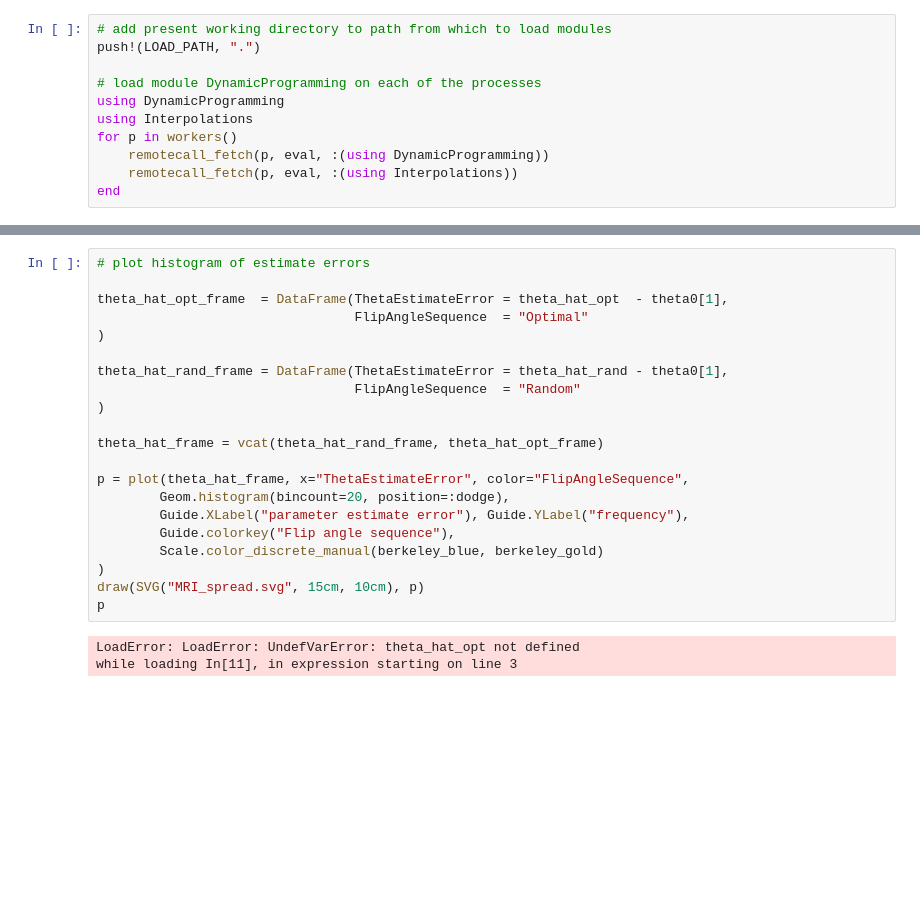
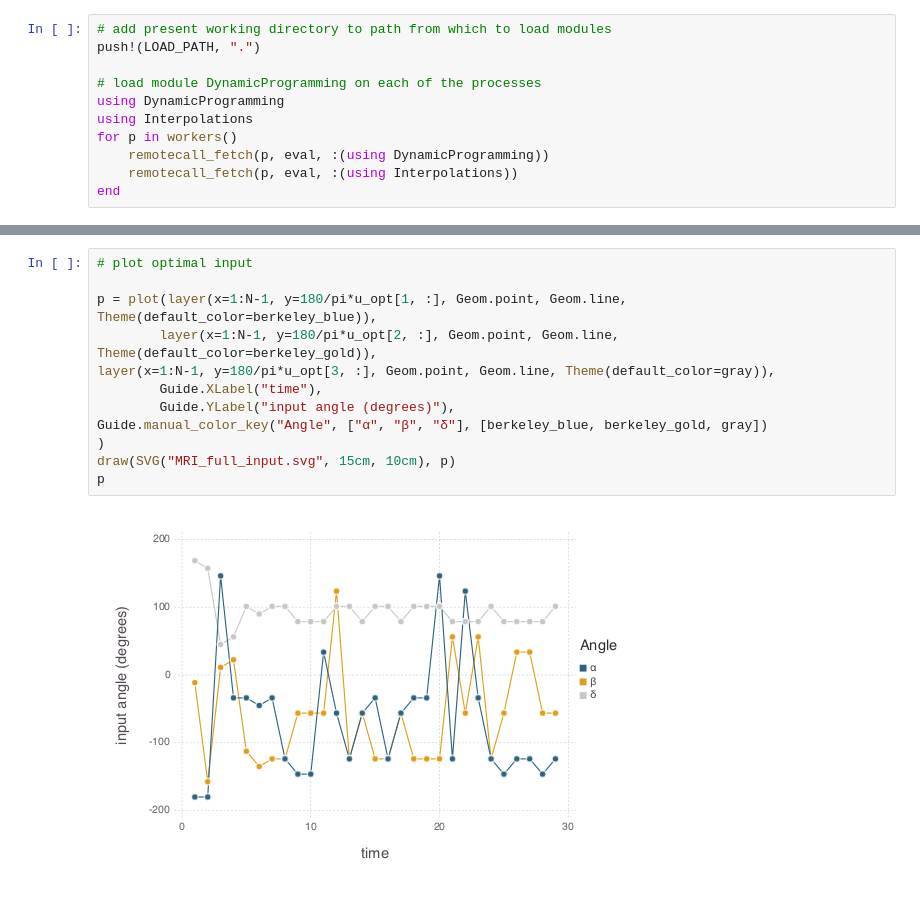
Before and after one commit to maidens/ACC-2017, a Jupyter notebook: src/DP_MR_fingerprinting_in_3_dimensions.ipynb, the cells around one changed output, grey strips where cells are left out. Saved outputs shown, nothing was run; the diff lists cells and outputs as text; blank space fills up the shorter version.

```diff
--- a/src/DP_MR_fingerprinting_in_3_dimensions.ipynb
+++ b/src/DP_MR_fingerprinting_in_3_dimensions.ipynb
@@ -211,24 +175,14 @@ while loading In[10], in expression starting on line 28
-# %%
-# plot histogram of estimate errors
-
-theta_hat_opt_frame  = DataFrame(ThetaEstimateError = theta_hat_opt  - theta0[1],
-                                 FlipAngleSequence  = "Optimal"
-)
-
-theta_hat_rand_frame = DataFrame(ThetaEstimateError = theta_hat_rand - theta0[1],
-                                 FlipAngleSequence  = "Random"
-)
-
-theta_hat_frame = vcat(theta_hat_rand_frame, theta_hat_opt_frame)
-
-p = plot(theta_hat_frame, x="ThetaEstimateError", color="FlipAngleSequence",
-        Geom.histogram(bincount=20, position=:dodge),
-        Guide.XLabel("parameter estimate error"), Guide.YLabel("frequency"),
-        Guide.colorkey("Flip angle sequence"),
-        Scale.color_discrete_manual(berkeley_blue, berkeley_gold)
-)
-draw(SVG("MRI_spread.svg", 15cm, 10cm), p)
-p
-# %% [output]
-LoadError: LoadError: UndefVarError: theta_hat_opt not defined
-while loading In[11], in expression starting on line 3
+# %%
+# plot optimal input
+
+p = plot(layer(x=1:N-1, y=180/pi*u_opt[1, :], Geom.point, Geom.line, Theme(default_color=berkeley_blue)),
+        layer(x=1:N-1, y=180/pi*u_opt[2, :], Geom.point, Geom.line, Theme(default_color=berkeley_gold)),
+layer(x=1:N-1, y=180/pi*u_opt[3, :], Geom.point, Geom.line, Theme(default_color=gray)),
+        Guide.XLabel("time"),
+        Guide.YLabel("input angle (degrees)"),
+Guide.manual_color_key("Angle", ["α", "β", "δ"], [berkeley_blue, berkeley_gold, gray])
+)
+draw(SVG("MRI_full_input.svg", 15cm, 10cm), p)
+p
+# %% [output]
+[figure, added]
```
Also changed, not shown: parts of 12 cells of this notebook, 1 other file.
